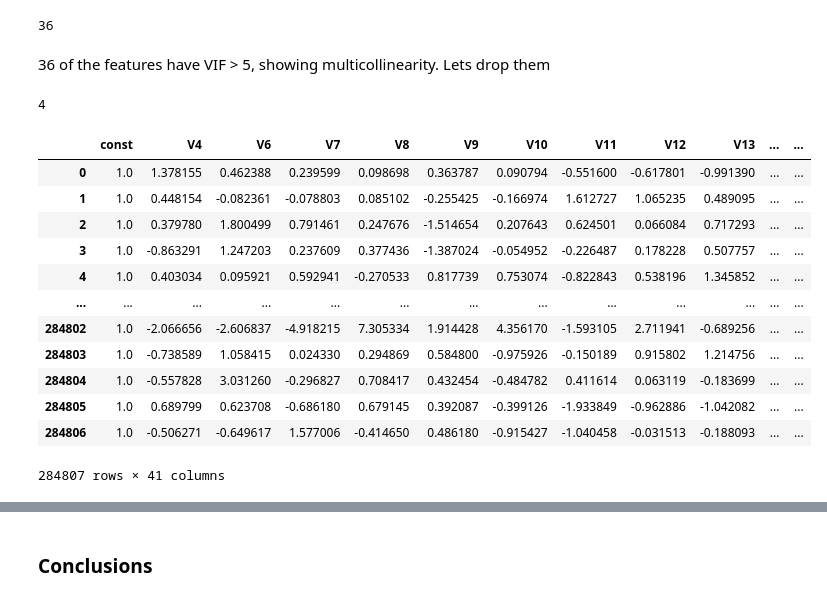
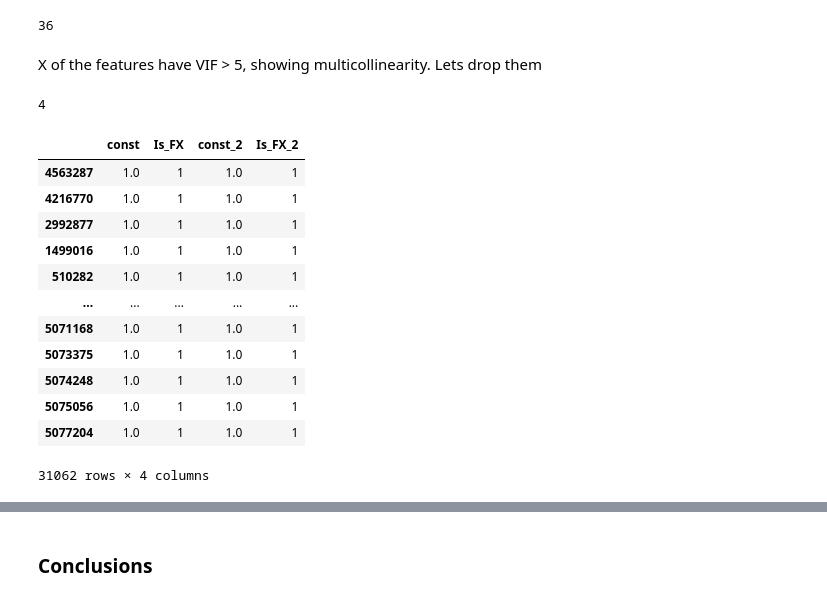
Before and after one commit to calebhadley1/DX799-capstone, a Jupyter notebook: Week1.ipynb, the cells around one changed output, grey strips where cells are left out. Drawn from its saved outputs; the diff is of its cells as text; code cells hidden in the pictures.

```diff
--- a/Week1.ipynb
+++ b/Week1.ipynb
@@ -587,6 +596,6 @@ df_X_with_square_new = df_X_with_square_new[vif_data['Feature'].values]
 # %%
-X_resampled = sm.add_constant(df_X_with_square_new)
-model = sm.OLS(y_resampled, df_X_with_square_new)
+X_resampled_with_square_new = sm.add_constant(X_resampled_with_square_new)
+model = sm.OLS(y_resampled, X_resampled_with_square_new)
 results = model.fit()
 print(results.params)
 # %% [output]
@@ -623,9 +632,9 @@ mean_absolute_error(y_true=y_resampled, y_pred=y_pred)
 # %% [markdown]
 Attempting Polynomial Terms
 # %%
-df_X_with_square = pd.concat((X_resampled, (X_resampled**2).rename(columns = {f"{var}": f"{var}_2" for var in X_resampled.columns})), axis = 1)
-df_X_with_square = sm.add_constant(df_X_with_square)
-model = sm.OLS(y_resampled, df_X_with_square)
+X_resampled_with_square_new = pd.concat((X_resampled_with_square_new, (X_resampled_with_square_new**2).rename(columns = {f"{var}": f"{var}_2" for var in X_resampled_with_square_new.columns})), axis = 1)
+X_resampled_with_square_new = sm.add_constant(X_resampled_with_square_new)
+model = sm.OLS(y_resampled, X_resampled_with_square_new)
 results = model.fit()
 print(results.params)
 # %% [output]
@@ -664,13 +671,13 @@ This model is actually a bit worse
 # %%
 vif_data = pd.DataFrame()
-vif_data["Feature"] = df_X_with_square.columns
-vif_data["VIF"] = [variance_inflation_factor(df_X_with_square.values, i) for i in range(df_X_with_square.shape[1])]
+vif_data["Feature"] = X_resampled_with_square_new.columns
+vif_data["VIF"] = [variance_inflation_factor(X_resampled_with_square_new.values, i) for i in range(X_resampled_with_square_new.shape[1])]
 # %%
 len(vif_data.sort_values(by="VIF")[vif_data['VIF'] > 5])
 # %% [output]
 36
 # %% [markdown]
-36 of the features have VIF > 5, showing multicollinearity. Lets drop them
+X of the features have VIF > 5, showing multicollinearity. Lets drop them
 # %%
 vif_data = vif_data[vif_data['VIF'] < 5]
 # %%
@@ -678,21 +685,21 @@ len(vif_data['Feature'].values)
 # %% [output]
 4
 # %%
-df_X_with_square_new = df_X_with_square[vif_data['Feature'].values]
+X_resampled_with_square_new = X_resampled_with_square_new[vif_data['Feature'].values]
 # %%
-df_X_with_square_new
+X_resampled_with_square_new
 # %% [output]
-|  | const | V4 | V6 | V7 | V8 | V9 | V10 | V11 | V12 | V13 | ... | ... |
-| 0 | 1.0 | 1.378155 | 0.462388 | 0.239599 | 0.098698 | 0.363787 | 0.090794 | -0.551600 | -0.617801 | -0.991390 | ... | ... |
-| 1 | 1.0 | 0.448154 | -0.082361 | -0.078803 | 0.085102 | -0.255425 | -0.166974 | 1.612727 | 1.065235 | 0.489095 | ... | ... |
-| 2 | 1.0 | 0.379780 | 1.800499 | 0.791461 | 0.247676 | -1.514654 | 0.207643 | 0.624501 | 0.066084 | 0.717293 | ... | ... |
-| 3 | 1.0 | -0.863291 | 1.247203 | 0.237609 | 0.377436 | -1.387024 | -0.054952 | -0.226487 | 0.178228 | 0.507757 | ... | ... |
-| 4 | 1.0 | 0.403034 | 0.095921 | 0.592941 | -0.270533 | 0.817739 | 0.753074 | -0.822843 | 0.538196 | 1.345852 | ... | ... |
-| ... | ... | ... | ... | ... | ... | ... | ... | ... | ... | ... | ... | ... |
-| 284802 | 1.0 | -2.066656 | -2.606837 | -4.918215 | 7.305334 | 1.914428 | 4.356170 | -1.593105 | 2.711941 | -0.689256 | ... | ... |
-| 284803 | 1.0 | -0.738589 | 1.058415 | 0.024330 | 0.294869 | 0.584800 | -0.975926 | -0.150189 | 0.915802 | 1.214756 | ... | ... |
-| 284804 | 1.0 | -0.557828 | 3.031260 | -0.296827 | 0.708417 | 0.432454 | -0.484782 | 0.411614 | 0.063119 | -0.183699 | ... | ... |
-| 284805 | 1.0 | 0.689799 | 0.623708 | -0.686180 | 0.679145 | 0.392087 | -0.399126 | -1.933849 | -0.962886 | -1.042082 | ... | ... |
-| 284806 | 1.0 | -0.506271 | -0.649617 | 1.577006 | -0.414650 | 0.486180 | -0.915427 | -1.040458 | -0.031513 | -0.188093 | ... | ... |
+|  | const | Is_FX | const_2 | Is_FX_2 |
+| 4563287 | 1.0 | 1 | 1.0 | 1 |
+| 4216770 | 1.0 | 1 | 1.0 | 1 |
+| 2992877 | 1.0 | 1 | 1.0 | 1 |
+| 1499016 | 1.0 | 1 | 1.0 | 1 |
+| 510282 | 1.0 | 1 | 1.0 | 1 |
+| ... | ... | ... | ... | ... |
+| 5071168 | 1.0 | 1 | 1.0 | 1 |
+| 5073375 | 1.0 | 1 | 1.0 | 1 |
+| 5074248 | 1.0 | 1 | 1.0 | 1 |
+| 5075056 | 1.0 | 1 | 1.0 | 1 |
+| 5077204 | 1.0 | 1 | 1.0 | 1 |
-284807 rows × 41 columns
+31062 rows × 4 columns
 # %%
```
Also changed, not shown: parts of 16 cells of this notebook.
